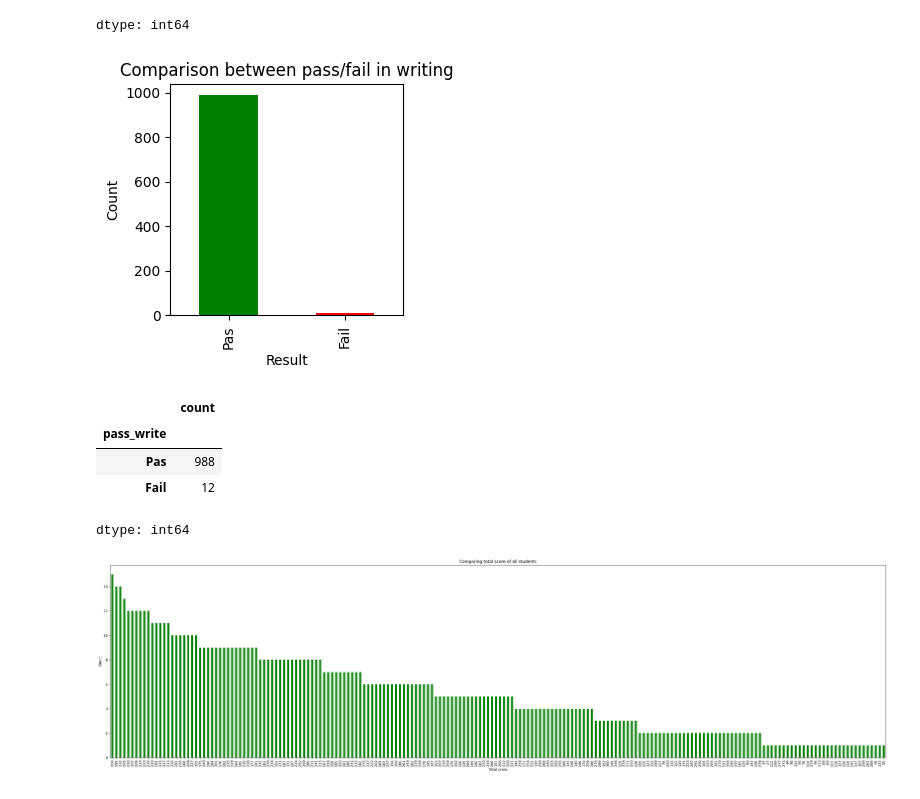
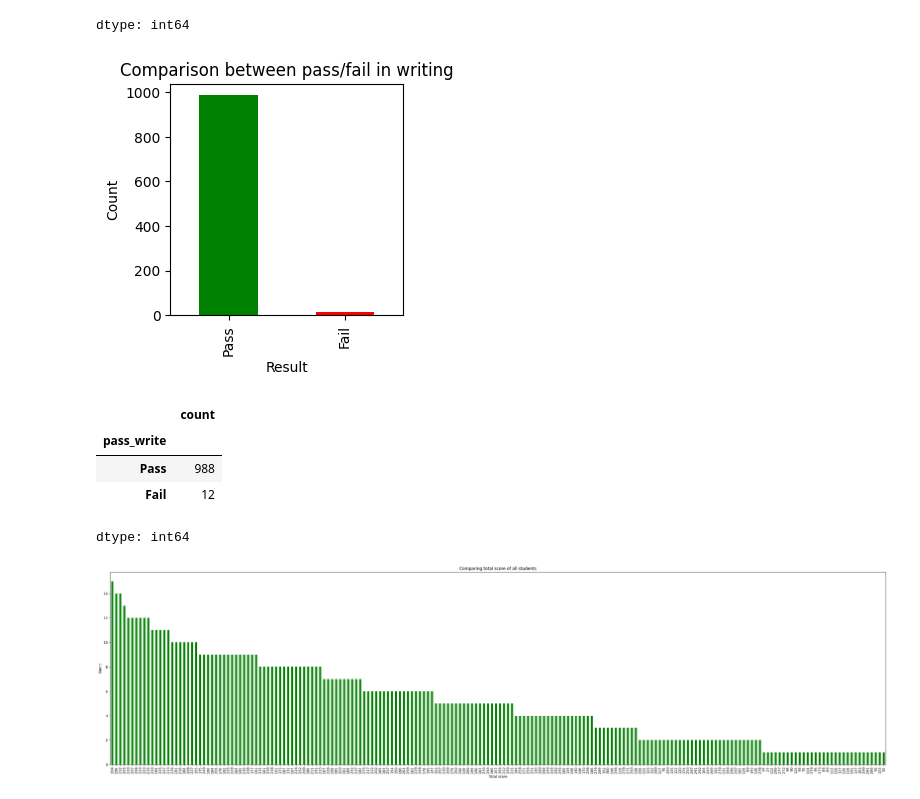
Before and after one commit to RaoFaris/Student-Performance-Analytics-Marks-Prediction-Rules-Engine-non-ML-, a Jupyter notebook: StudentsPerformance.ipynb, the cells around one changed output. Cells and saved outputs as stored; diff of their text form; code cells hidden in the pictures.

```diff
--- a/StudentsPerformance.ipynb
+++ b/StudentsPerformance.ipynb
@@ -40,18 +40,18 @@ sp['pass_read'].value_counts()
 | Fail | 11 |
 dtype: int64
 # %%
-sp['pass_write']=np.where(sp['writing score']>=passingmark,'Pas','Fail' )
+sp['pass_write']=np.where(sp['writing score']>=passingmark,'Pass','Fail' )
 sp['pass_write'].value_counts(dropna=False).plot.bar(color=['green','red'],figsize=(3,3))
 plt.title('Comparison between pass/fail in writing')
 plt.xlabel('Result')
 plt.ylabel('Count')
 plt.show()
 sp['pass_write'].value_counts()
 # %% [output]
-[figure, old version]
+[figure, new version]
 |  | count |
 | pass_write |  |
-| Pas | 988 |
+| Pass | 988 |
 | Fail | 12 |
 dtype: int64
 # %%
```
Also changed, not shown: parts of 2 cells of this notebook.
